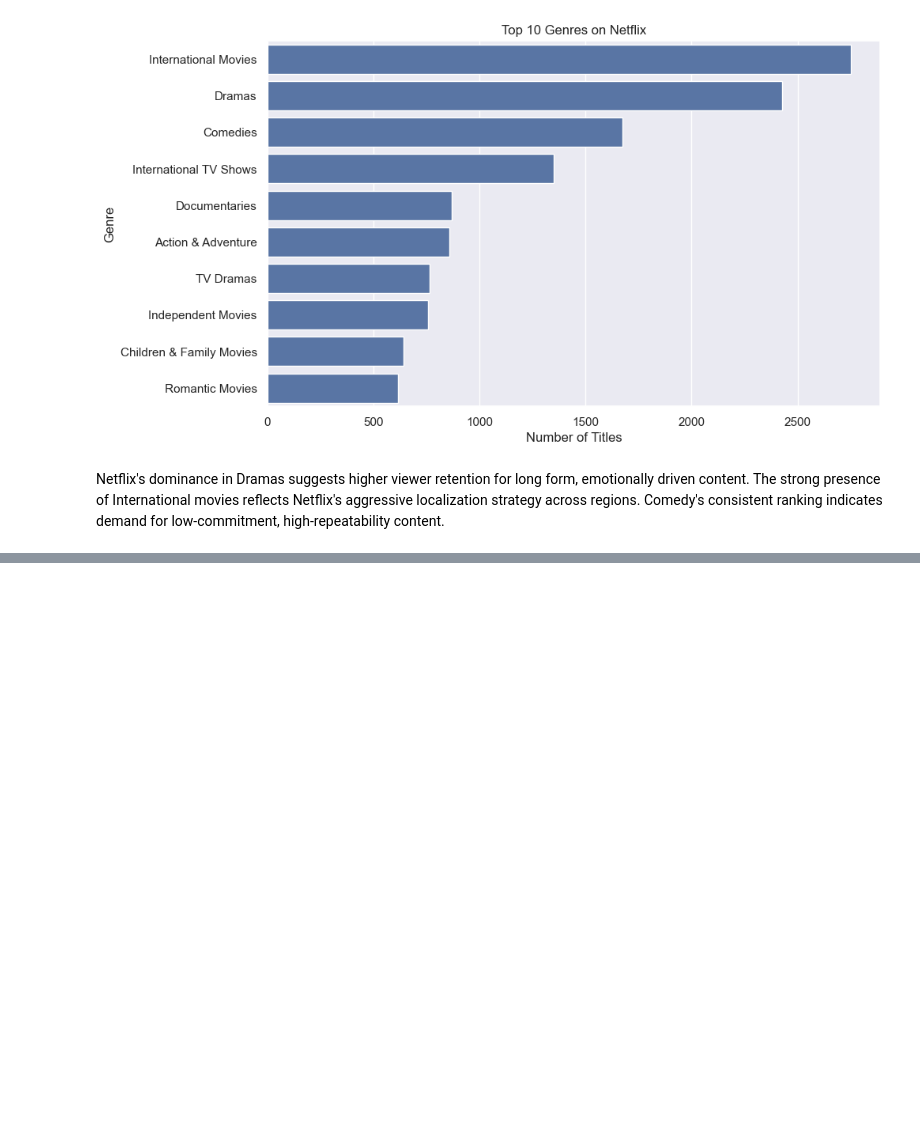
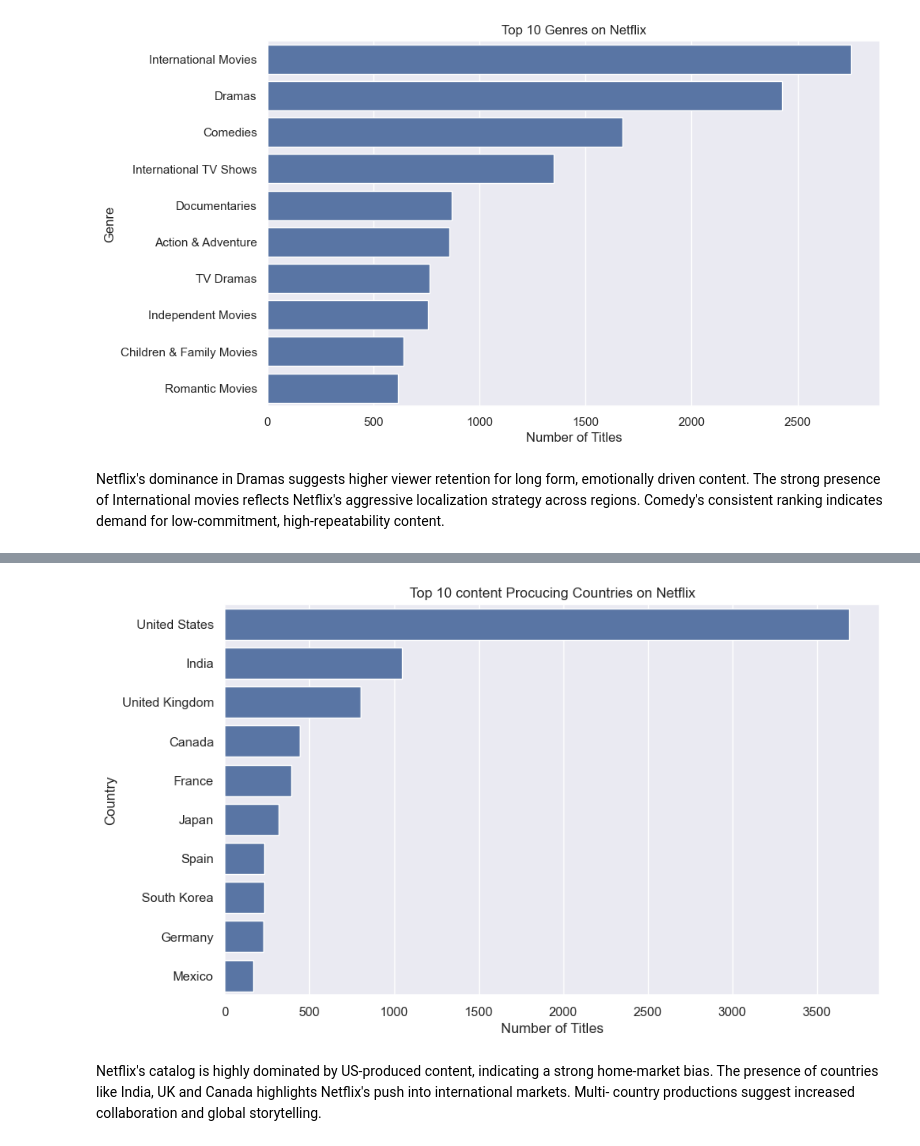
Before and after one commit to aryandesai1607/Netflix-eda, a Jupyter notebook: notebooks/eda.ipynb, the cells around one changed output, grey strips where cells are left out. Cells and saved outputs as stored; diff of their text form; code cells hidden in the pictures; blank space fills up the shorter version.

Commit message:
Added country analysis on Netflix content

```diff
--- a/notebooks/eda.ipynb
+++ b/notebooks/eda.ipynb
@@ -180,0 +199,4 @@ Comedy's consistent ranking indicates demand for low-commitment, high-repeatabil
+# %%
+df_country = df.dropna(subset=["country"]).copy()
+# %%
+df_country["country_list"] = df_country["country"].str.split(", ")
@@ -180,0 +217,3 @@ Comedy's consistent ranking indicates demand for low-commitment, high-repeatabil
+# %%
+country_exploaded = df_country.explode("country_list")
+country_exploaded.head(10)
@@ -180,0 +232,3 @@ Comedy's consistent ranking indicates demand for low-commitment, high-repeatabil
+# %%
+top_countries = country_exploaded["country_list"].value_counts().head(10)
+top_countries
@@ -180,0 +248,16 @@ Comedy's consistent ranking indicates demand for low-commitment, high-repeatabil
+# %%
+plt.figure(figsize=(10,6))
+sns.barplot(
+    x = top_countries.values,
+    y = top_countries.index
+)
+plt.title("Top 10 content Procucing Countries on Netflix")
+plt.xlabel("Number of Titles")
+plt.ylabel("Country")
+plt.show()
+# %% [output]
+[figure, added]
+# %% [markdown]
+Netflix's catalog is highly dominated by US-produced content, indicating a strong home-market bias.
+The presence of countries like India, UK and Canada highlights Netflix's push into international markets.
+Multi- country productions suggest increased collaboration and global storytelling.
```
Also changed, not shown: parts of 5 cells of this notebook.
